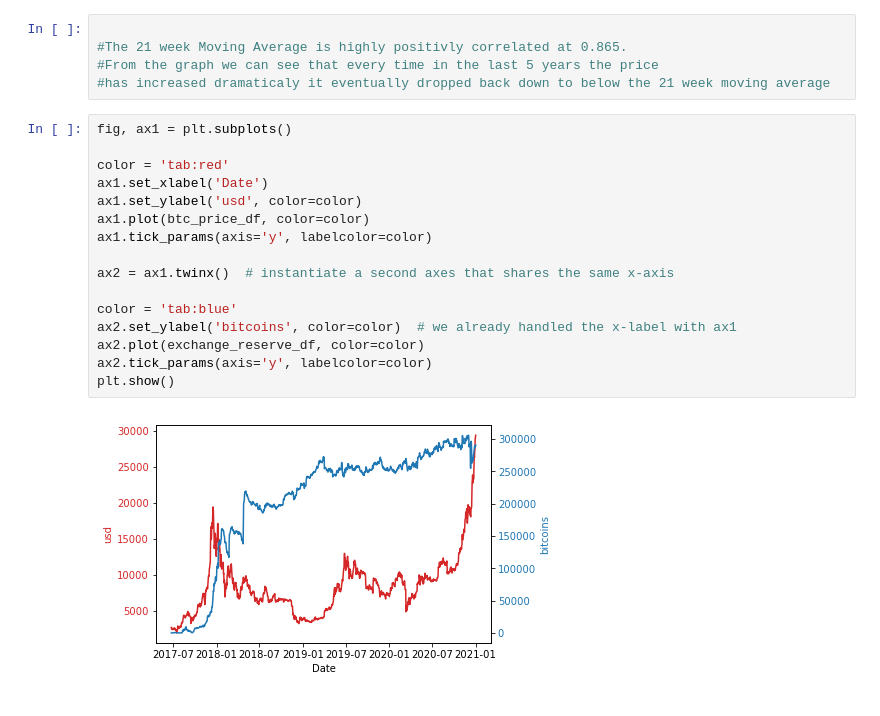
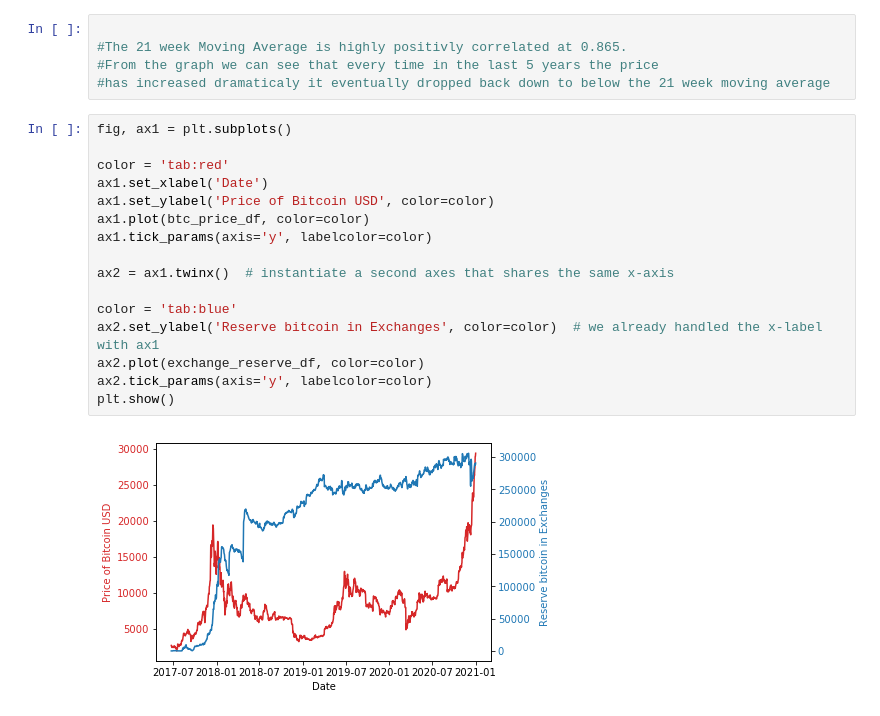
Before and after one commit to nospmah/fintech.group_project, a Jupyter notebook: notebooks/abdull_working.ipynb, the cells around one changed output. Saved outputs shown, nothing was run; the diff lists cells and outputs as text.

```diff
--- a/notebooks/abdull_working.ipynb
+++ b/notebooks/abdull_working.ipynb
@@ -181,18 +183,18 @@ moving_average.corr()
 # %%
 fig, ax1 = plt.subplots()
 
 color = 'tab:red'
 ax1.set_xlabel('Date')
-ax1.set_ylabel('usd', color=color)
+ax1.set_ylabel('Price of Bitcoin USD', color=color)
 ax1.plot(btc_price_df, color=color)
 ax1.tick_params(axis='y', labelcolor=color)
 
 ax2 = ax1.twinx()  # instantiate a second axes that shares the same x-axis
 
 color = 'tab:blue'
-ax2.set_ylabel('bitcoins', color=color)  # we already handled the x-label with ax1
+ax2.set_ylabel('Reserve bitcoin in Exchanges', color=color)  # we already handled the x-label with ax1
 ax2.plot(exchange_reserve_df, color=color)
 ax2.tick_params(axis='y', labelcolor=color)
 plt.show()
 # %% [output]
-[figure, old version]
+[figure, new version]
```
Also changed, not shown: parts of 4 cells of this notebook, 2 other files.
